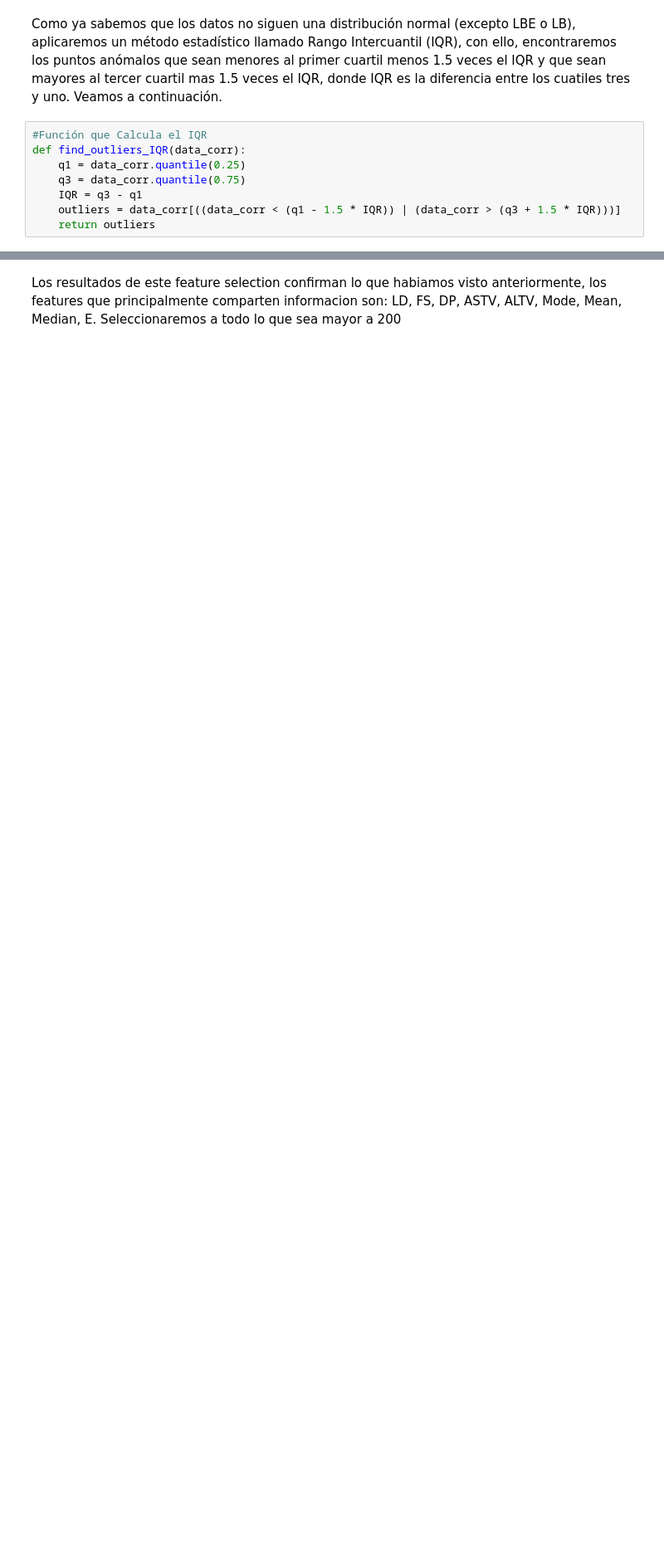
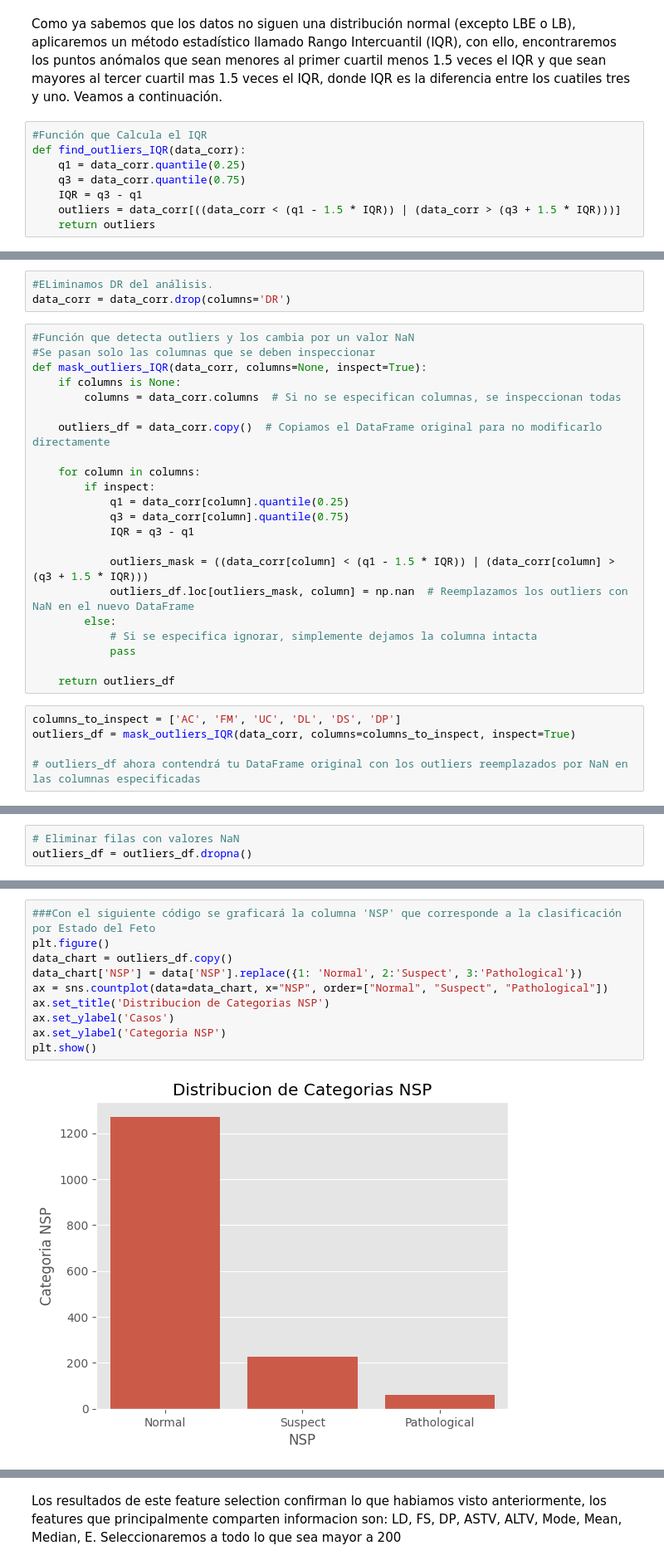
Before and after one commit to moqca/ia_masterrs, a Jupyter notebook: apre_aut/mexmiart03_act3/act3_draft.ipynb, the cells around one changed output, grey strips where cells are left out. Shown at 83% size. Cells and saved outputs as stored; diff of their text form; blank space fills up the shorter version.

```diff
--- a/apre_aut/mexmiart03_act3/act3_draft.ipynb
+++ b/apre_aut/mexmiart03_act3/act3_draft.ipynb
@@ -669,0 +543,30 @@ sns.barplot(data=features, x='Score', y='Feature', orient='h')
+# %%
+#ELiminamos DR del análisis.
+data_corr = data_corr.drop(columns='DR')
+# %%
+#Función que detecta outliers y los cambia por un valor NaN
+#Se pasan solo las columnas que se deben inspeccionar
+def mask_outliers_IQR(data_corr, columns=None, inspect=True):
+    if columns is None:
+        columns = data_corr.columns  # Si no se especifican columnas, se inspeccionan todas
+
+    outliers_df = data_corr.copy()  # Copiamos el DataFrame original para no modificarlo directamente
+
+    for column in columns:
+        if inspect:
+            q1 = data_corr[column].quantile(0.25)
+            q3 = data_corr[column].quantile(0.75)
+            IQR = q3 - q1
+
+            outliers_mask = ((data_corr[column] < (q1 - 1.5 * IQR)) | (data_corr[column] > (q3 + 1.5 * IQR)))
+            outliers_df.loc[outliers_mask, column] = np.nan  # Reemplazamos los outliers con NaN en el nuevo DataFrame
+        else:
+            # Si se especifica ignorar, simplemente dejamos la columna intacta
+            pass
+
+    return outliers_df
+# %%
+columns_to_inspect = ['AC', 'FM', 'UC', 'DL', 'DS', 'DP']
+outliers_df = mask_outliers_IQR(data_corr, columns=columns_to_inspect, inspect=True)
+
+# outliers_df ahora contendrá tu DataFrame original con los outliers reemplazados por NaN en las columnas especificadas
@@ -669,0 +624,3 @@ sns.barplot(data=features, x='Score', y='Feature', orient='h')
+# %%
+# Eliminar filas con valores NaN
+outliers_df = outliers_df.dropna()
@@ -669,0 +639,12 @@ sns.barplot(data=features, x='Score', y='Feature', orient='h')
+# %%
+###Con el siguiente código se graficará la columna 'NSP' que corresponde a la clasificación por Estado del Feto
+plt.figure()
+data_chart = outliers_df.copy()
+data_chart['NSP'] = data['NSP'].replace({1: 'Normal', 2:'Suspect', 3:'Pathological'})
+ax = sns.countplot(data=data_chart, x="NSP", order=["Normal", "Suspect", "Pathological"])
+ax.set_title('Distribucion de Categorias NSP')
+ax.set_ylabel('Casos')
+ax.set_ylabel('Categoria NSP')
+plt.show()
+# %% [output]
+[figure, added]
```
Also changed, not shown: parts of 55 cells of this notebook, 4 other files.
